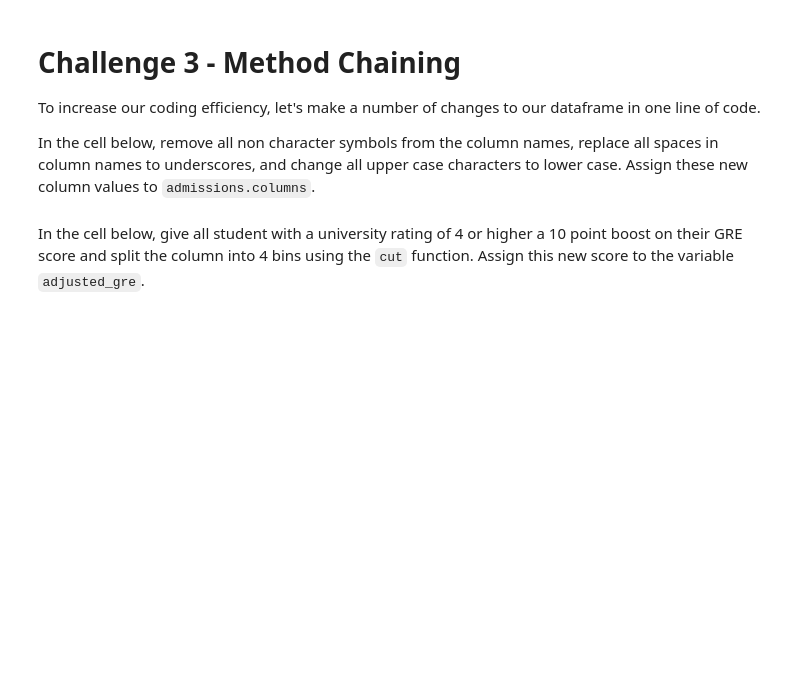
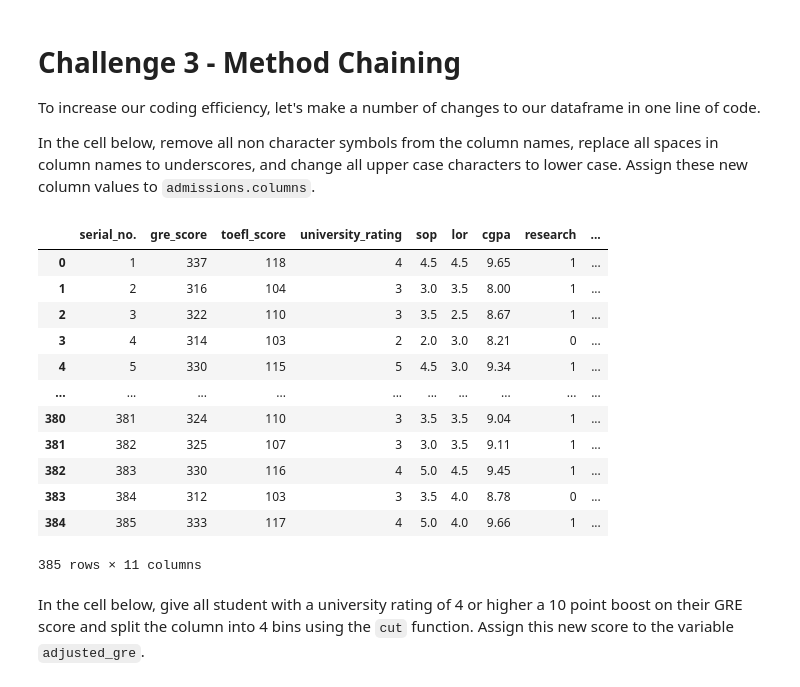
Before and after one commit to Ismael-San/DAFT_0410, a Jupyter notebook: Module_1/Lab_30_Python-Plus/main.ipynb, the cells around one changed output. Cells and saved outputs as stored; diff of their text form; code cells hidden in the pictures; blank space fills up the shorter version.

```diff
--- a/Module_1/Lab_30_Python-Plus/main.ipynb
+++ b/Module_1/Lab_30_Python-Plus/main.ipynb
@@ -231,2 +229,21 @@ In the cell below, remove all non character symbols from the column names, repla
+# %%
+# your code here
+admissions.rename(columns=lambda x: x.strip().lower().replace(' ', '_').replace(r'\W+', ''), inplace=True)
+# %%
+admissions
+# %% [output]
+|  | serial_no. | gre_score | toefl_score | university_rating | sop | lor | cgpa | research | ... |
+| 0 | 1 | 337 | 118 | 4 | 4.5 | 4.5 | 9.65 | 1 | ... |
+| 1 | 2 | 316 | 104 | 3 | 3.0 | 3.5 | 8.00 | 1 | ... |
+| 2 | 3 | 322 | 110 | 3 | 3.5 | 2.5 | 8.67 | 1 | ... |
+| 3 | 4 | 314 | 103 | 2 | 2.0 | 3.0 | 8.21 | 0 | ... |
+| 4 | 5 | 330 | 115 | 5 | 4.5 | 3.0 | 9.34 | 1 | ... |
+| ... | ... | ... | ... | ... | ... | ... | ... | ... | ... |
+| 380 | 381 | 324 | 110 | 3 | 3.5 | 3.5 | 9.04 | 1 | ... |
+| 381 | 382 | 325 | 107 | 3 | 3.0 | 3.5 | 9.11 | 1 | ... |
+| 382 | 383 | 330 | 116 | 4 | 5.0 | 4.5 | 9.45 | 1 | ... |
+| 383 | 384 | 312 | 103 | 3 | 3.5 | 4.0 | 8.78 | 0 | ... |
+| 384 | 385 | 333 | 117 | 4 | 5.0 | 4.0 | 9.66 | 1 | ... |
+385 rows × 11 columns
 # %% [markdown]
 In the cell below, give all student with a university rating of 4 or higher a 10 point boost on their GRE score and split the column into 4 bins using the `cut` function. Assign this new score to the variable `adjusted_gre`.
```
Also changed, not shown: parts of 4 cells of this notebook, 6 other files.
